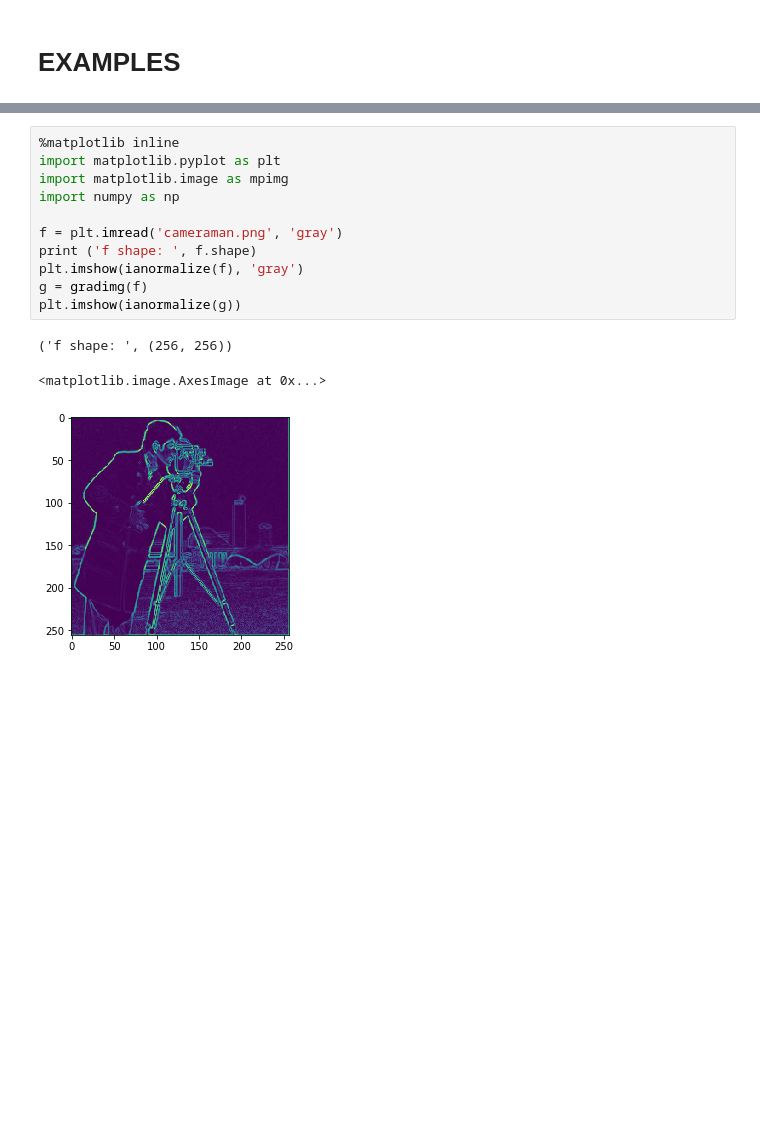
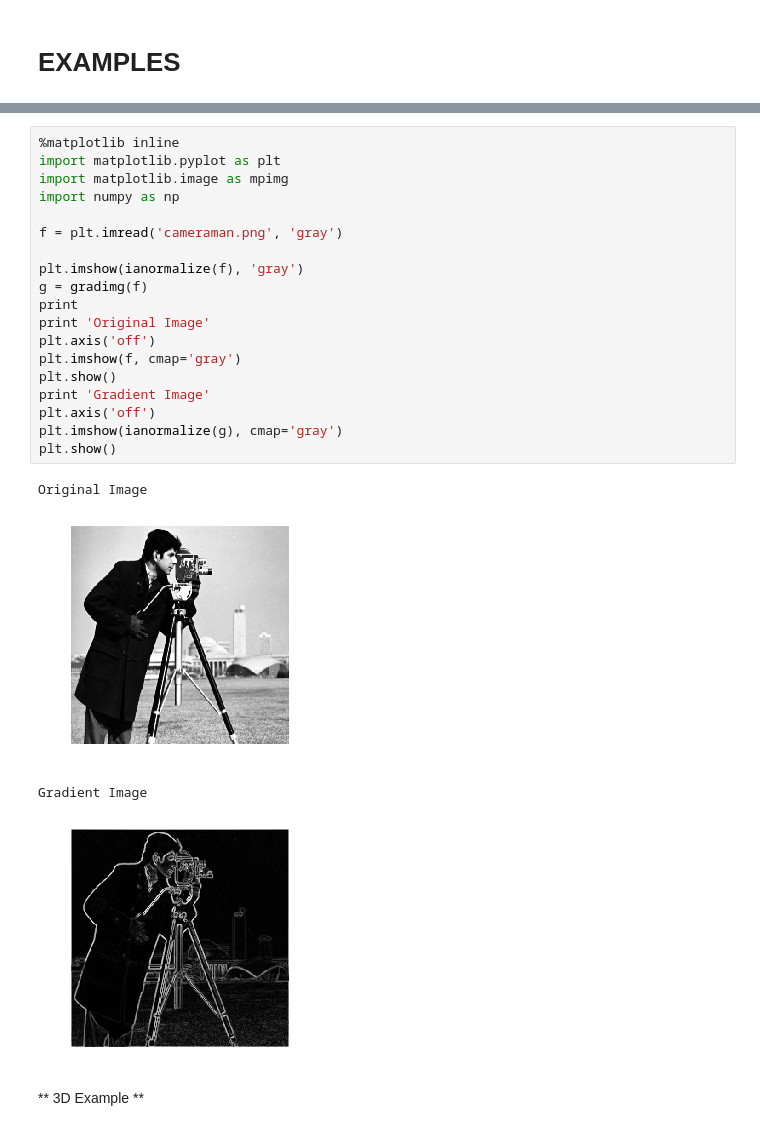
Before and after one commit to luisaburini/texture-toolbox, a Jupyter notebook: gradimg.ipynb, the cells around one changed output, grey strips where cells are left out. Saved outputs shown, nothing was run; the diff lists cells and outputs as text; blank space fills up the shorter version.

```diff
--- a/gradimg.ipynb
+++ b/gradimg.ipynb
@@ -139,18 +144,29 @@ gradient[f]= [[ 1.    1.    1.41  1.41  1.41]
 # %%
 %matplotlib inline
 import matplotlib.pyplot as plt
 import matplotlib.image as mpimg
 import numpy as np
 
 f = plt.imread('cameraman.png', 'gray')
-print ('f shape: ', f.shape)
+
 plt.imshow(ianormalize(f), 'gray')
 g = gradimg(f)
-plt.imshow(ianormalize(g))
+print
+print 'Original Image'
+plt.axis('off')
+plt.imshow(f, cmap='gray')
+plt.show()
+print 'Gradient Image'
+plt.axis('off')
+plt.imshow(ianormalize(g), cmap='gray')
+plt.show()
 # %% [output]
-('f shape: ', (256, 256))
+Original Image
+[figure, new version]
-<matplotlib.image.AxesImage at 0x...>
+Gradient Image
-[figure, old version]
+[figure, added]
+# %% [markdown]
+** 3D Example **
 # %%
 f = np.array( [[[0,0,0,1,1],
              [1,1,1,1,1],
```
Also changed, not shown: parts of 6 cells of this notebook.
